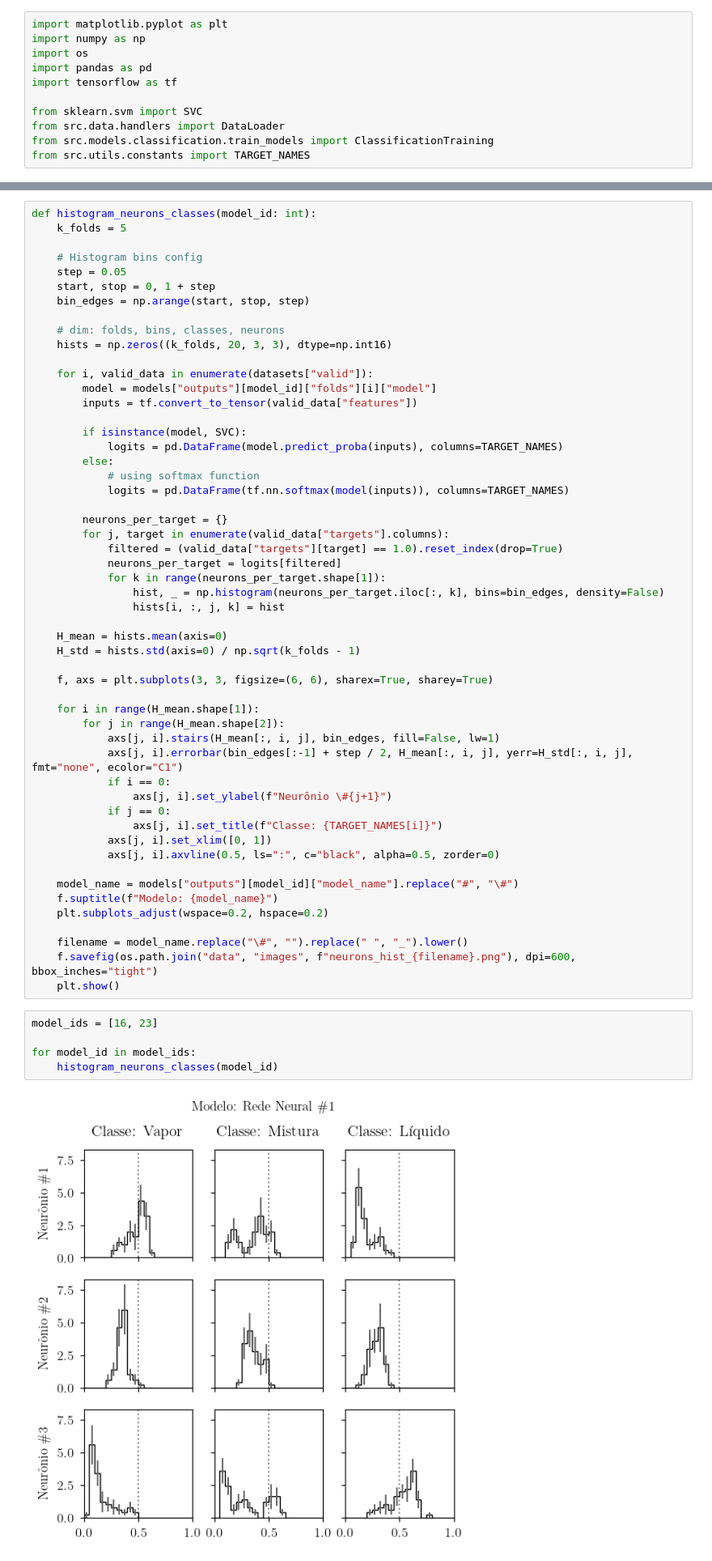
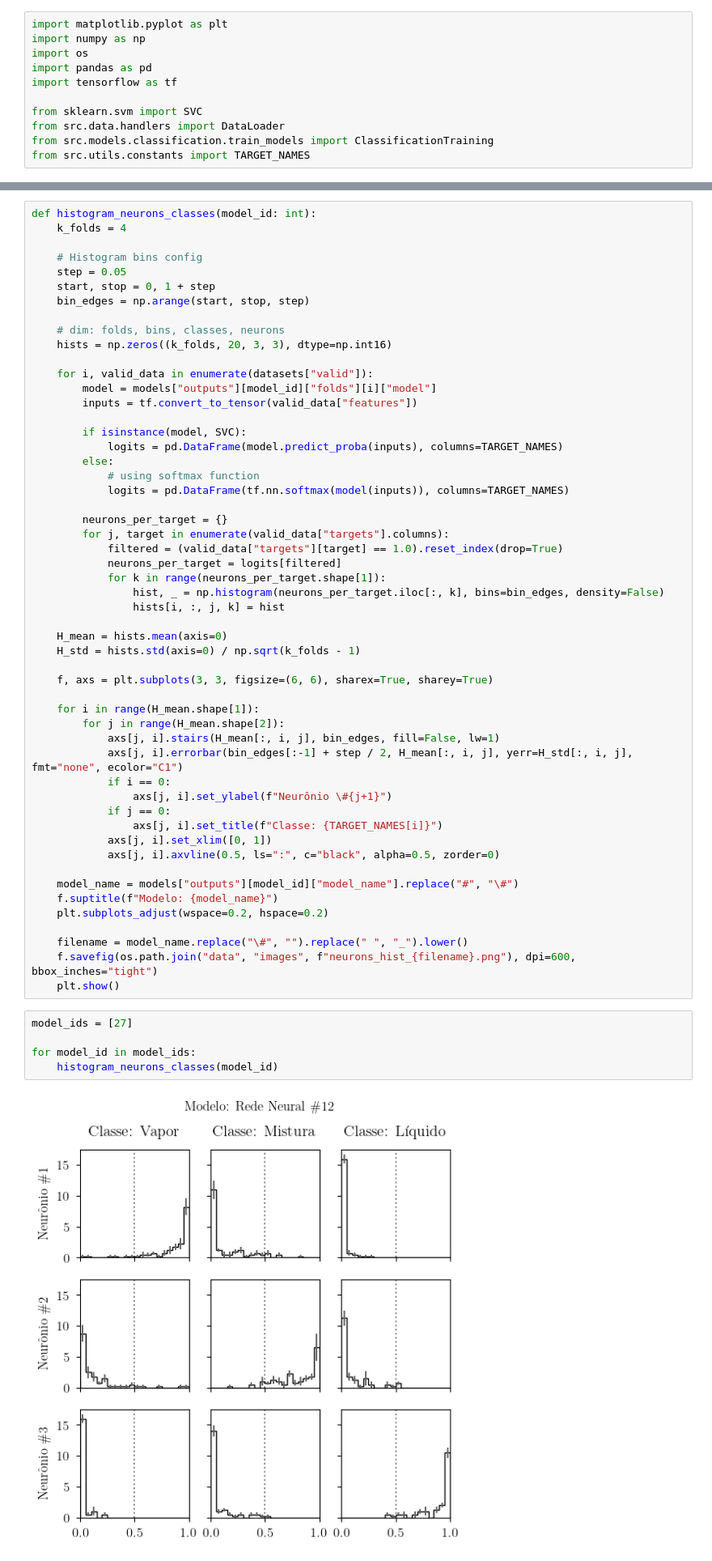
Before and after one commit to antonionicampos/nn-flash, a Jupyter notebook: notebooks/neurons_histograms.ipynb, the cells around one changed output, grey strips where cells are left out. Shown at 81% size. Drawn from its saved outputs; the diff is of its cells as text.

```diff
--- a/notebooks/neurons_histograms.ipynb
+++ b/notebooks/neurons_histograms.ipynb
@@ -20,6 +18,6 @@ WARNING:tensorflow:From d:\git\nn-flash\.venv\lib\site-packages\keras\src\backen
 # %%
 def histogram_neurons_classes(model_id: int):
-    k_folds = 5
+    k_folds = 4
 
     # Histogram bins config
     step = 0.05
@@ -71,9 +69,9 @@ def histogram_neurons_classes(model_id: int):
     f.savefig(os.path.join("data", "images", f"neurons_hist_{filename}.png"), dpi=600, bbox_inches="tight")
     plt.show()
 # %%
-model_ids = [16, 23]
+model_ids = [27]
 
 for model_id in model_ids:
     histogram_neurons_classes(model_id)
 # %% [output]
-[figure, old version]
+[figure, new version]
```
Also changed, not shown: parts of 2 cells of this notebook, 2 other files.
